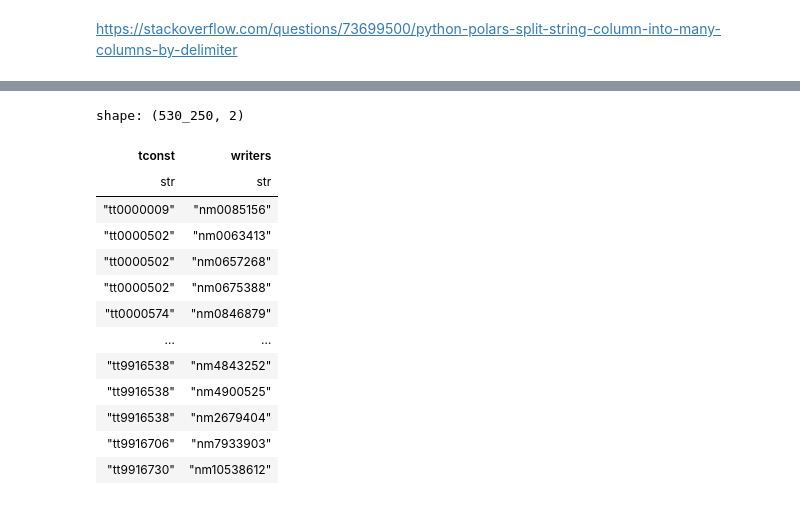
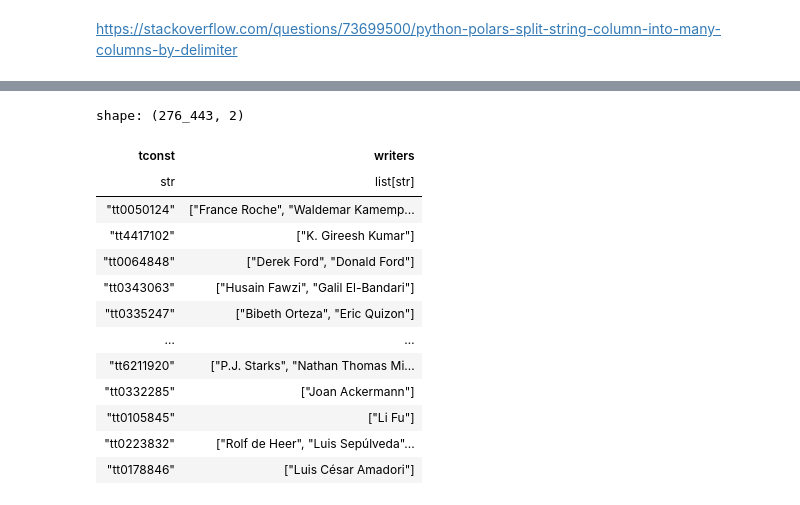
Before and after one commit to minimaxir/imdb-embeddings, a Jupyter notebook: imdb_polars_etl_test.ipynb, the cells around one changed output, grey strips where cells are left out. Cells and saved outputs as stored; diff of their text form; code cells hidden in the pictures.

```diff
--- a/imdb_polars_etl_test.ipynb
+++ b/imdb_polars_etl_test.ipynb
@@ -227,23 +237,26 @@ shape: (355_837, 2)
 # %%
 df_writers = (
     df_crew.select(["tconst", "writers"])
     .filter(pl.col("writers") != "\\N")
     .with_columns(pl.col("writers").str.split(","))
     .explode("writers")
+    .join(df_names, left_on="writers", right_on="nconst")
+    .group_by("tconst")
+    .agg(writers=pl.col("primaryName"))
 )
 df_writers
 # %% [output]
-shape: (530_250, 2)
+shape: (276_443, 2)
 | tconst | writers |
-| str | str |
-| "tt0000009" | "nm0085156" |
-| "tt0000502" | "nm0063413" |
-| "tt0000502" | "nm0657268" |
-| "tt0000502" | "nm0675388" |
-| "tt0000574" | "nm0846879" |
+| str | list[str] |
+| "tt0050124" | ["France Roche", "Waldemar Kamemp... |
+| "tt4417102" | ["K. Gireesh Kumar"] |
+| "tt0064848" | ["Derek Ford", "Donald Ford"] |
+| "tt0343063" | ["Husain Fawzi", "Galil El-Bandari"] |
+| "tt0335247" | ["Bibeth Orteza", "Eric Quizon"] |
 | … | … |
-| "tt9916538" | "nm4843252" |
-| "tt9916538" | "nm4900525" |
-| "tt9916538" | "nm2679404" |
-| "tt9916706" | "nm7933903" |
-| "tt9916730" | "nm10538612" |
+| "tt6211920" | ["P.J. Starks", "Nathan Thomas Mi... |
+| "tt0332285" | ["Joan Ackermann"] |
+| "tt0105845" | ["Li Fu"] |
+| "tt0223832" | ["Rolf de Heer", "Luis Sepúlveda"... |
+| "tt0178846" | ["Luis César Amadori"] |
```
Also changed, not shown: parts of 14 cells of this notebook.
